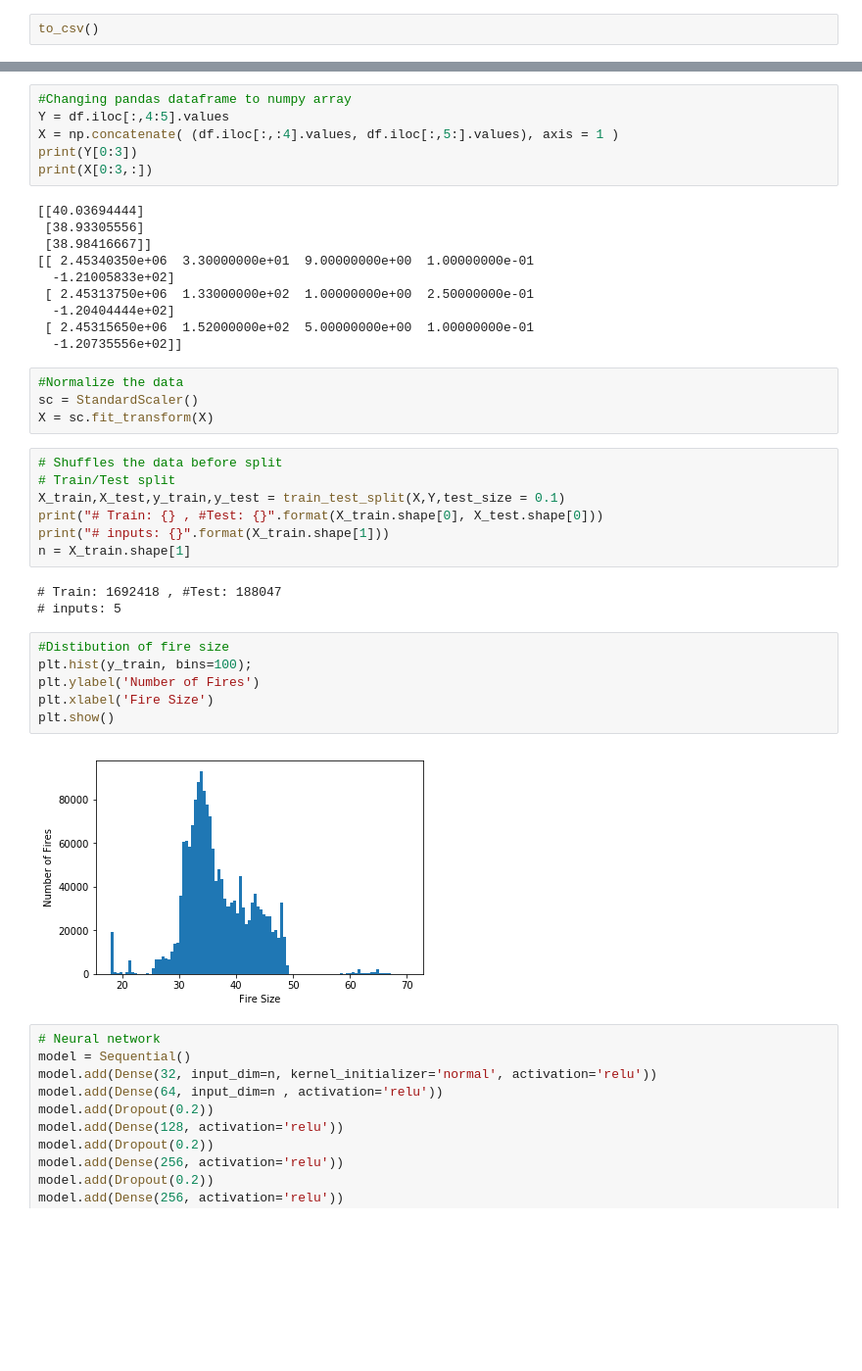
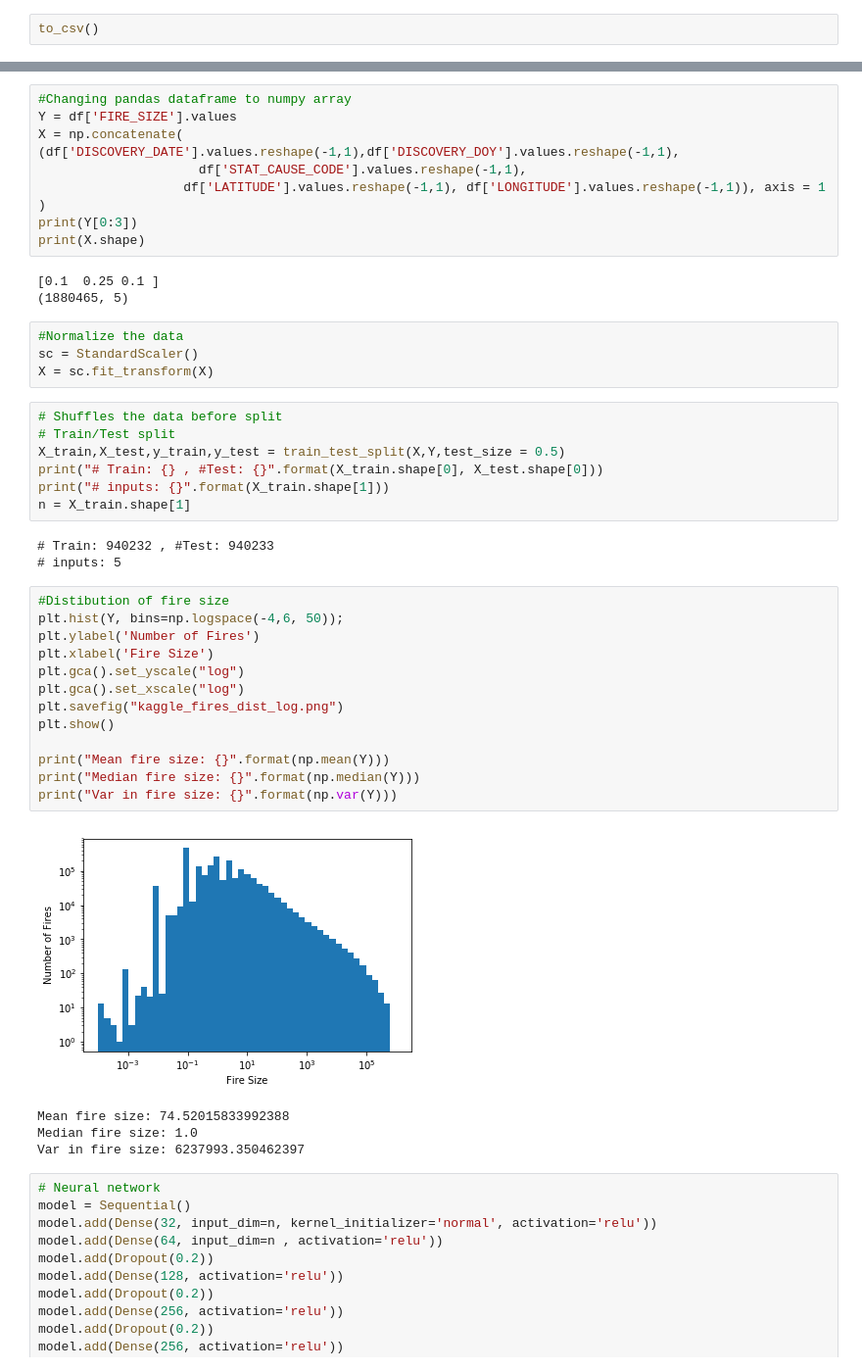
Before and after one commit to benkmoore/Wildfires, a Jupyter notebook: KaggleDataset_Apps.ipynb, the cells around one changed output, grey strips where cells are left out. Shown at 98% size. Saved outputs shown, nothing was run; the diff lists cells and outputs as text; blank space fills up the shorter version.

```diff
--- a/KaggleDataset_Apps.ipynb
+++ b/KaggleDataset_Apps.ipynb
@@ -76,19 +70,14 @@ Index: []
 # %%
 #Changing pandas dataframe to numpy array
-Y = df.iloc[:,4:5].values
-X = np.concatenate( (df.iloc[:,:4].values, df.iloc[:,5:].values), axis = 1 )
+Y = df['FIRE_SIZE'].values
+X = np.concatenate( (df['DISCOVERY_DATE'].values.reshape(-1,1),df['DISCOVERY_DOY'].values.reshape(-1,1),
+                     df['STAT_CAUSE_CODE'].values.reshape(-1,1),
+                   df['LATITUDE'].values.reshape(-1,1), df['LONGITUDE'].values.reshape(-1,1)), axis = 1 )
 print(Y[0:3])
-print(X[0:3,:])
+print(X.shape)
 # %% [output]
-[[40.03694444]
- [38.93305556]
- [38.98416667]]
-[[ 2.45340350e+06  3.30000000e+01  9.00000000e+00  1.00000000e-01
-  -1.21005833e+02]
- [ 2.45313750e+06  1.33000000e+02  1.00000000e+00  2.50000000e-01
-  -1.20404444e+02]
- [ 2.45315650e+06  1.52000000e+02  5.00000000e+00  1.00000000e-01
-  -1.20735556e+02]]
+[0.1  0.25 0.1 ]
+(1880465, 5)
 # %%
 #Normalize the data
 sc = StandardScaler()
@@ -96,21 +85,31 @@ X = sc.fit_transform(X)
 # %%
 # Shuffles the data before split
 # Train/Test split
-X_train,X_test,y_train,y_test = train_test_split(X,Y,test_size = 0.1)
+X_train,X_test,y_train,y_test = train_test_split(X,Y,test_size = 0.5)
 print("# Train: {} , #Test: {}".format(X_train.shape[0], X_test.shape[0]))
 print("# inputs: {}".format(X_train.shape[1]))
 n = X_train.shape[1]
 # %% [output]
-# Train: 1692418 , #Test: 188047
+# Train: 940232 , #Test: 940233
 # inputs: 5
 # %%
 #Distibution of fire size
-plt.hist(y_train, bins=100);
+plt.hist(Y, bins=np.logspace(-4,6, 50));
 plt.ylabel('Number of Fires')
 plt.xlabel('Fire Size')
+plt.gca().set_yscale("log")
+plt.gca().set_xscale("log")
+plt.savefig("kaggle_fires_dist_log.png")
 plt.show()
+
+print("Mean fire size: {}".format(np.mean(Y)))
+print("Median fire size: {}".format(np.median(Y)))
+print("Var in fire size: {}".format(np.var(Y)))
 # %% [output]
-[figure, old version]
+[figure, new version]
+Mean fire size: 74.52015833992388
+Median fire size: 1.0
+Var in fire size: 6237993.350462397
 # %%
 # Neural network
 model = Sequential()
```
Also changed, not shown: parts of 11 cells of this notebook, 2 other files.
